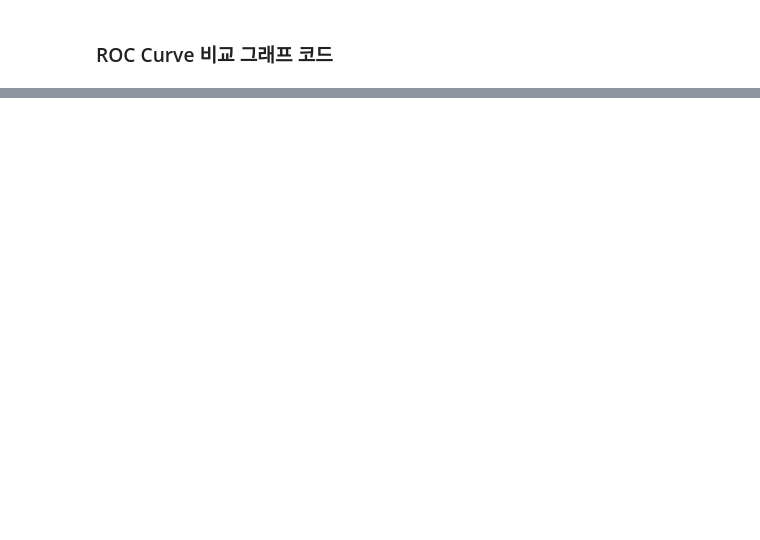
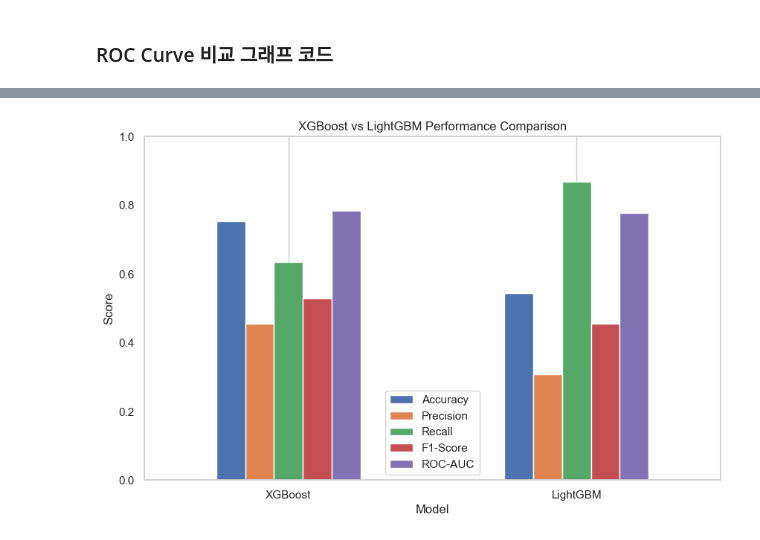
Before and after one commit to cherrima/hipython, a Jupyter notebook: Learning/11_CreditCard_DefaultPrediction.ipynb, the cells around one changed output, grey strips where cells are left out. Drawn from its saved outputs; the diff is of its cells as text; code cells hidden in the pictures; blank space fills up the shorter version.

```diff
--- a/Learning/11_CreditCard_DefaultPrediction.ipynb
+++ b/Learning/11_CreditCard_DefaultPrediction.ipynb
@@ -660,0 +920,5 @@ plt.show()
+# %%
+# scale_pos_weight 계산
+scale_pos_weight = (y_train == 0).sum() / (y_train == 1).sum()
+
+print("scale_pos_weight:", scale_pos_weight)
@@ -660,0 +950,3 @@ plt.show()
+# %%
+# num_cols 재정의 : 추가된 컬럼 반영 <= cat-cols 제외하고 다시 생성
+num_cols = [col for col in X_train.columns if col not in cat_cols]
@@ -660,0 +1138,12 @@ plt.show()
+# %%
+plot_df = compare_results.set_index('Model')
+
+plot_df.plot(kind='bar', figsize=(10, 6))
+plt.title('XGBoost vs LightGBM Performance Comparison')
+plt.ylabel('Score')
+plt.xticks(rotation=0)
+plt.ylim(0, 1)
+plt.grid(axis='y')
+plt.show()
+# %% [output]
+[figure, added]
```
Also changed, not shown: parts of 54 cells of this notebook, 1 other file.
